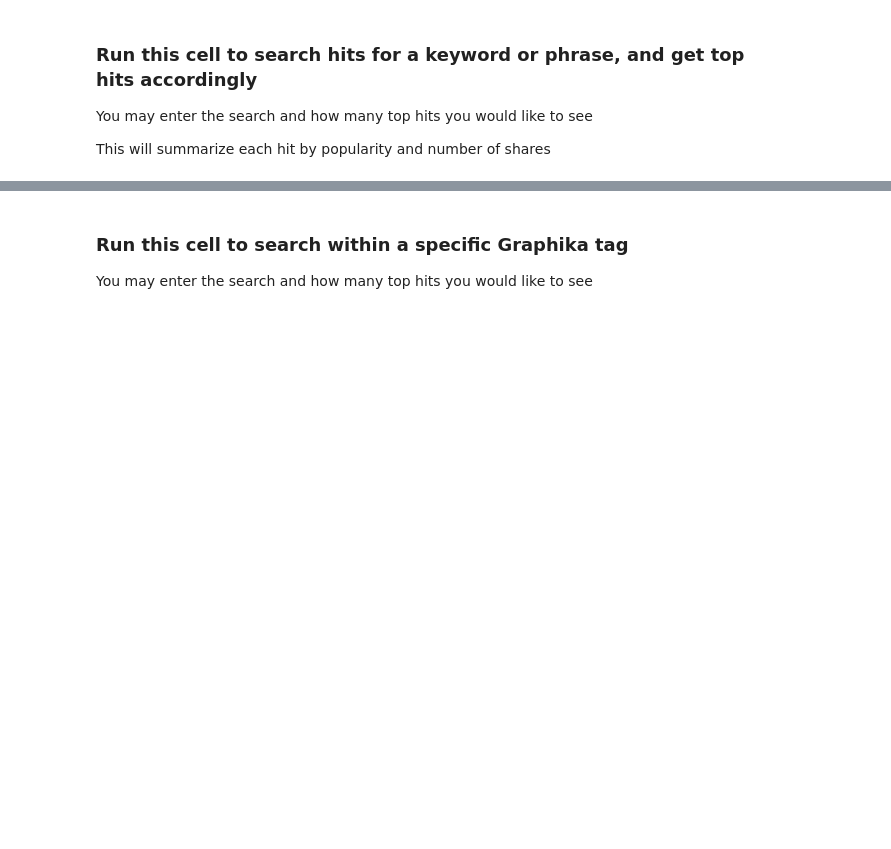
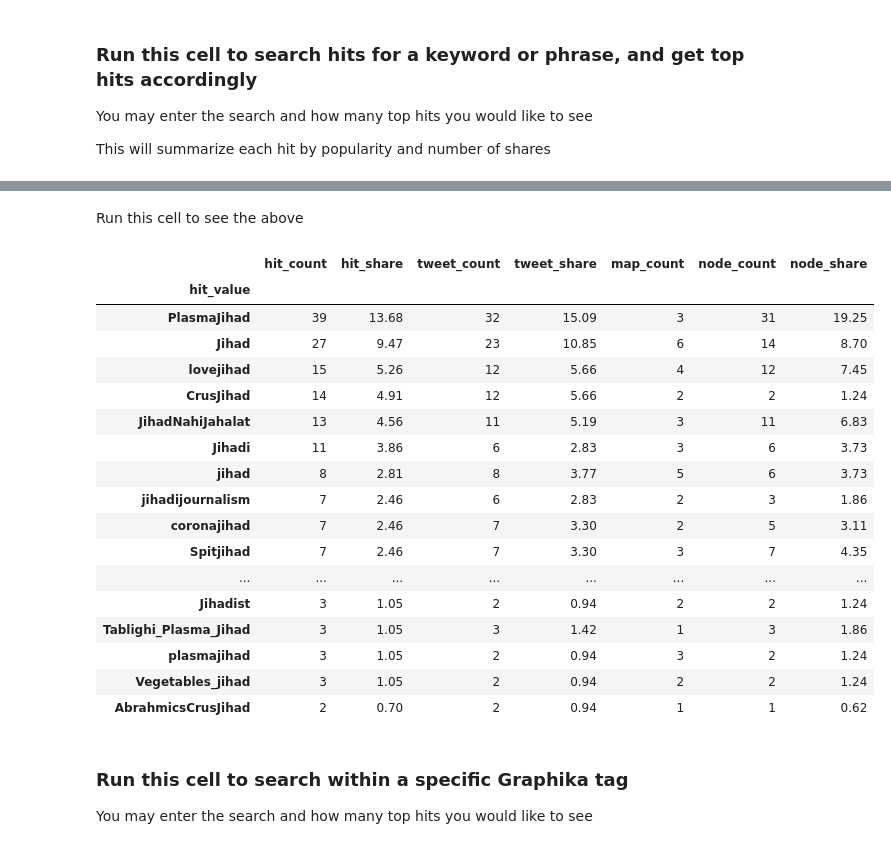
Before and after one commit to erin-mac/Analyst_tools, a Jupyter notebook: avneesh/live_analysis.ipynb, the cells around one changed output, grey strips where cells are left out. Drawn from its saved outputs; the diff is of its cells as text; code cells hidden in the pictures; blank space fills up the shorter version.

```diff
--- a/avneesh/live_analysis.ipynb
+++ b/avneesh/live_analysis.ipynb
@@ -47,3 +55,26 @@ top_x = get_top_x_trends(search_trends(fetched_hits,auto = True))
+# %% [markdown]
+Run this cell to see the above
+# %%
+top_x
+# %% [output]
+|  | hit_count | hit_share | tweet_count | tweet_share | map_count | node_count | node_share |
+| hit_value |  |  |  |  |  |  |  |
+| PlasmaJihad | 39 | 13.68 | 32 | 15.09 | 3 | 31 | 19.25 |
+| Jihad | 27 | 9.47 | 23 | 10.85 | 6 | 14 | 8.70 |
+| lovejihad | 15 | 5.26 | 12 | 5.66 | 4 | 12 | 7.45 |
+| CrusJihad | 14 | 4.91 | 12 | 5.66 | 2 | 2 | 1.24 |
+| JihadNahiJahalat | 13 | 4.56 | 11 | 5.19 | 3 | 11 | 6.83 |
+| Jihadi | 11 | 3.86 | 6 | 2.83 | 3 | 6 | 3.73 |
+| jihad | 8 | 2.81 | 8 | 3.77 | 5 | 6 | 3.73 |
+| jihadijournalism | 7 | 2.46 | 6 | 2.83 | 2 | 3 | 1.86 |
+| coronajihad | 7 | 2.46 | 7 | 3.30 | 2 | 5 | 3.11 |
+| Spitjihad | 7 | 2.46 | 7 | 3.30 | 3 | 7 | 4.35 |
+| ... | ... | ... | ... | ... | ... | ... | ... |
+| Jihadist | 3 | 1.05 | 2 | 0.94 | 2 | 2 | 1.24 |
+| Tablighi_Plasma_Jihad | 3 | 1.05 | 3 | 1.42 | 1 | 3 | 1.86 |
+| plasmajihad | 3 | 1.05 | 2 | 0.94 | 3 | 2 | 1.24 |
+| Vegetables_jihad | 3 | 1.05 | 2 | 0.94 | 2 | 2 | 1.24 |
+| AbrahmicsCrusJihad | 2 | 0.70 | 2 | 0.94 | 1 | 1 | 0.62 |
 # %% [markdown]
 ### Run this cell to search within a specific Graphika tag
 You may enter the search and how many top hits you would like to see
```
Also changed, not shown: parts of 10 cells of this notebook, 2 other files.
